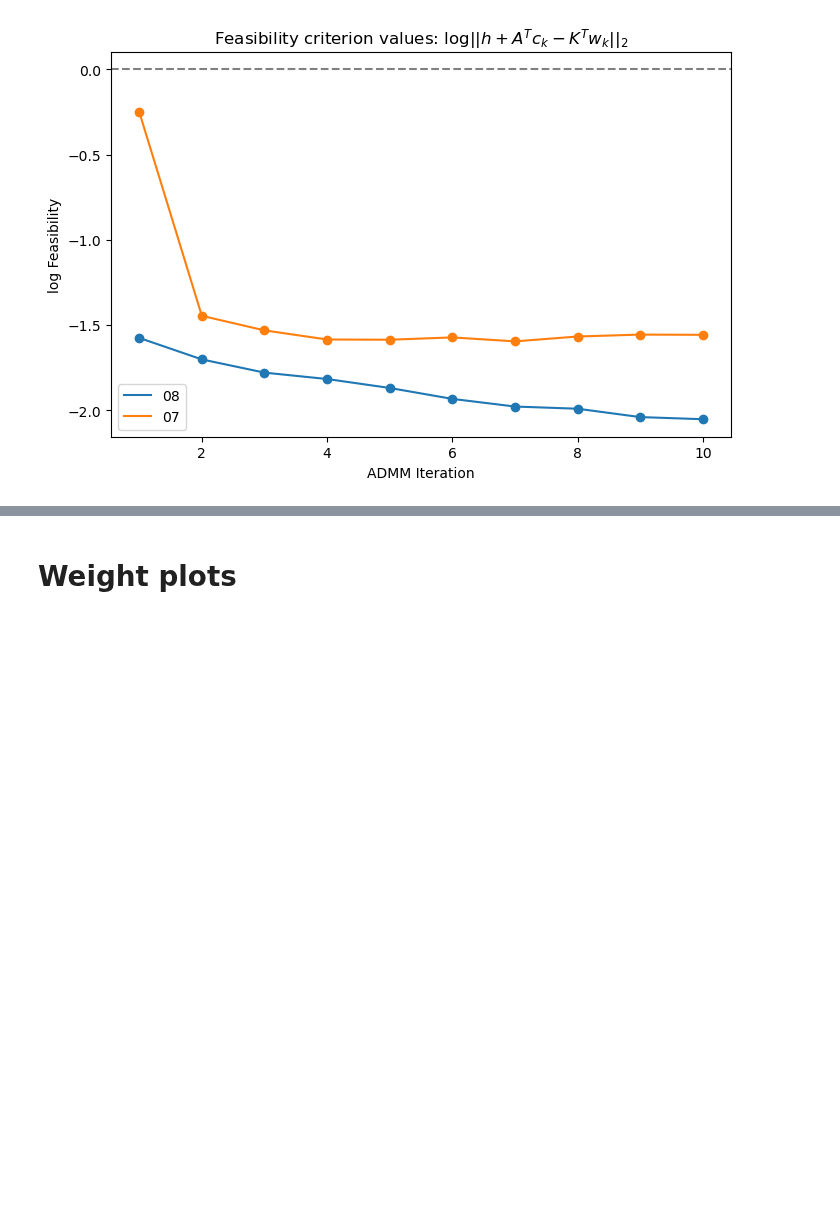
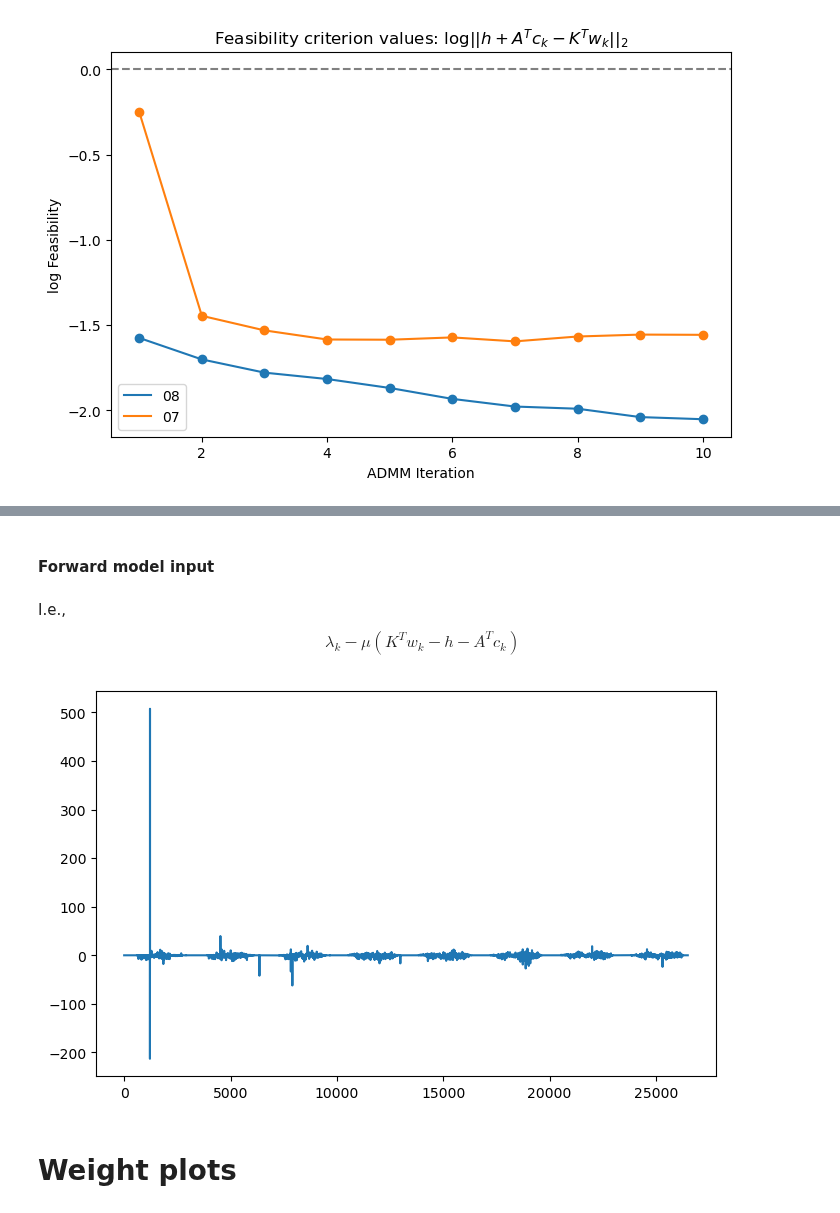
Before and after one commit to mcstanle/cf_inversion_sb_admm, a Jupyter notebook: output_investigation_08.ipynb, the cells around one changed output, grey strips where cells are left out. Saved outputs shown, nothing was run; the diff lists cells and outputs as text; code cells hidden in the pictures; blank space fills up the shorter version.

```diff
--- a/output_investigation_08.ipynb
+++ b/output_investigation_08.ipynb
@@ -326,3 +316,21 @@ array([0.02659496, 0.01989521, 0.01664345, 0.01526682, 0.01353185,
+# %% [markdown]
+#### Forward model input
+# %% [markdown]
+I.e.,
+\begin{equation}
+\lambda_k - \mu (K^T w_k - h - A^T c_k)
+\end{equation}
+# %%
+lambda_k = final_res['lambda_opt_output']['vectors'][-1]
+KTw_k = final_res['KTw_vecs'][-1]
+c_k = final_res['c_opt_output']['vectors'][-1]
+forward_mod_input = lambda_k - 1e3 * (KTw_k - h - A.T @ c_k)
+
+plt.figure(figsize=(8, 5))
+plt.plot(forward_mod_input)
+plt.show()
+# %% [output]
+[figure, added]
 # %% [markdown]
 # Weight plots
 # %%
```
Also changed, not shown: parts of 4 cells of this notebook, 6 other files.
